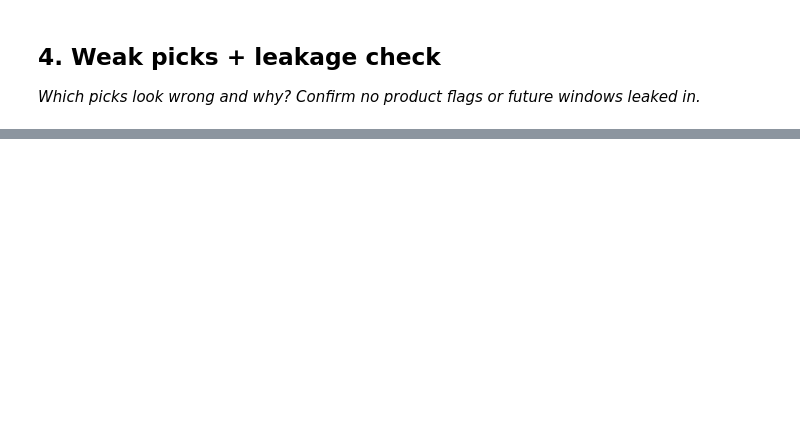
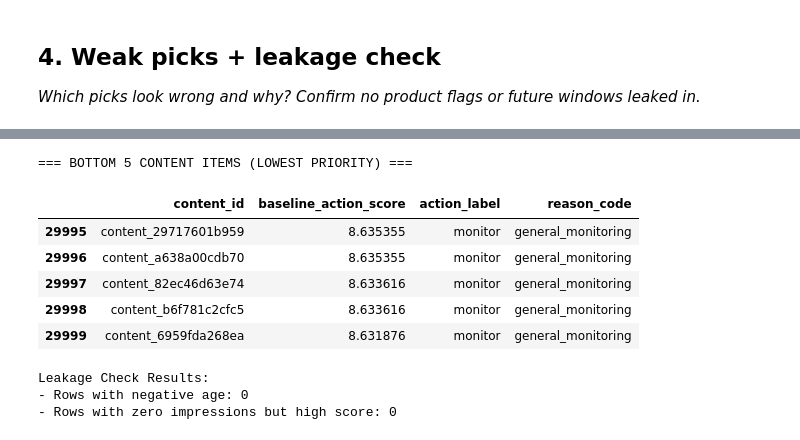
Before and after one commit to ahsan-shakeel/Flyrank_ML_internship, a Jupyter notebook: work/notebooks/w04_baseline_score.ipynb, the cells around one changed output, grey strips where cells are left out. Saved outputs shown, nothing was run; the diff lists cells and outputs as text; code cells hidden in the pictures; blank space fills up the shorter version.

```diff
--- a/work/notebooks/w04_baseline_score.ipynb
+++ b/work/notebooks/w04_baseline_score.ipynb
@@ -46,0 +239,26 @@ Before you submit, confirm each line honestly:
+# %%
+# 1. Check the 'Weakest' picks (bottom of the queue)
+print("=== BOTTOM 5 CONTENT ITEMS (LOWEST PRIORITY) ===")
+display(ranked_queue.tail(5)[['content_id', 'baseline_action_score', 'action_label', 'reason_code']])
+
+# 2. Leakage Check: Look for impossible future dates or target leakage
+# Check if any age is negative (implies future dates)
+future_leakage = df[df['content_age_days'] < 0]
+
+# Check if any content has 0 impressions but a high score
+zero_imp_high_score = ranked_queue[(ranked_queue['impressions_90d'] == 0) & (ranked_queue['baseline_action_score'] > 50)]
+
+print(f"\nLeakage Check Results:")
+print(f"- Rows with negative age: {len(future_leakage)}")
+print(f"- Rows with zero impressions but high score: {len(zero_imp_high_score)}")
+# %% [output]
+=== BOTTOM 5 CONTENT ITEMS (LOWEST PRIORITY) ===
+|  | content_id | baseline_action_score | action_label | reason_code |
+| 29995 | content_29717601b959 | 8.635355 | monitor | general_monitoring |
+| 29996 | content_a638a00cdb70 | 8.635355 | monitor | general_monitoring |
+| 29997 | content_82ec46d63e74 | 8.633616 | monitor | general_monitoring |
+| 29998 | content_b6f781c2cfc5 | 8.633616 | monitor | general_monitoring |
+| 29999 | content_6959fda268ea | 8.631876 | monitor | general_monitoring |
+Leakage Check Results:
+- Rows with negative age: 0
+- Rows with zero impressions but high score: 0
```
Also changed, not shown: parts of 16 cells of this notebook.
